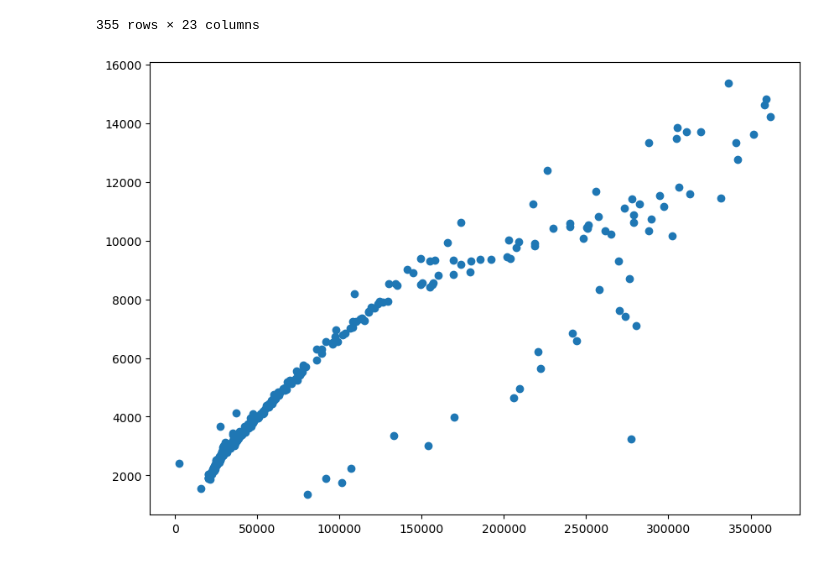
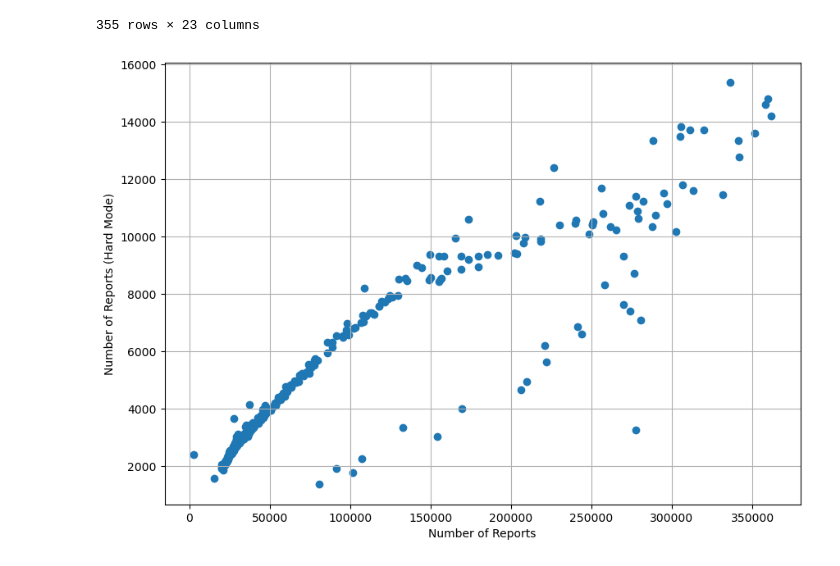
Before and after one commit to Xianyu39/MCMA2023, a Jupyter notebook: ForFun.ipynb, the cells around one changed output. Cells and saved outputs as stored; diff of their text form; code cells hidden in the pictures.

```diff
--- a/ForFun.ipynb
+++ b/ForFun.ipynb
@@ -30,10 +30,13 @@ raw
 # %%
 fig,ax=plt.subplots(figsize=(10,7))
 sorted= raw.sort_values('Number of  reported results')
 ax.scatter(sorted.loc[:,'Number of  reported results'], sorted.loc[:,'Number in hard mode'])
+ax.set_xlabel("Number of Reports")
+ax.set_ylabel("Number of Reports (Hard Mode)")
+ax.grid(True)
 plt.show(fig)
 # %% [output]
-[figure, old version]
+[figure, new version]
 # %%
 from sklearn.linear_model import LinearRegression
 from sklearn.preprocessing import PolynomialFeatures
```
Also changed, not shown: parts of 1 cell of this notebook, 6 other files.
